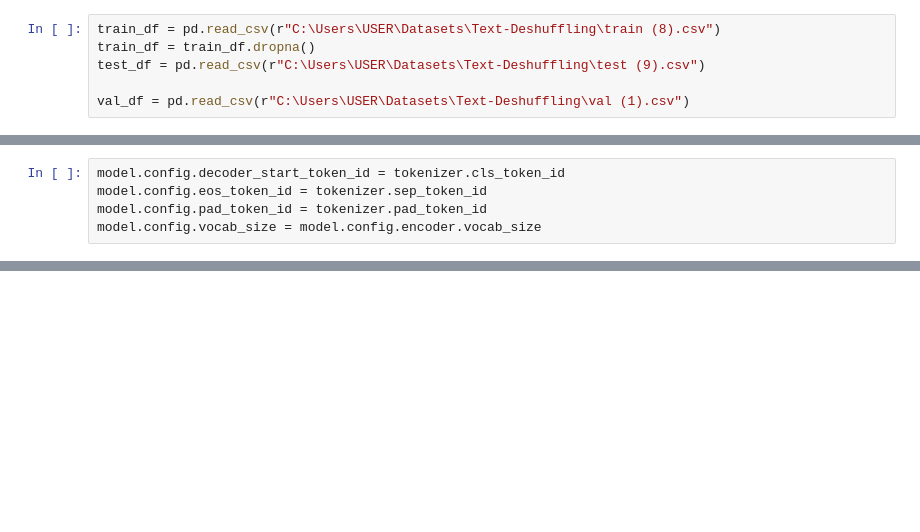
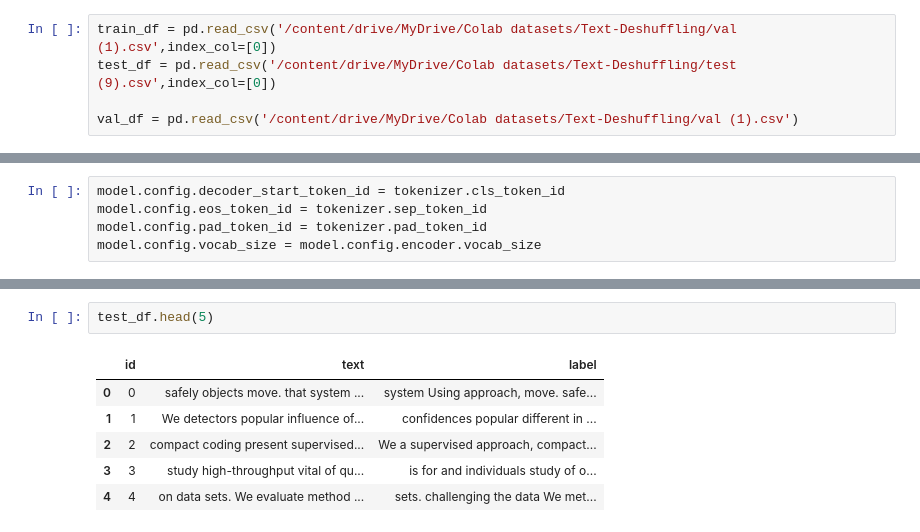
Before and after one commit to damilojohn/Text-Descrambling, a Jupyter notebook: Text_de_shuffling.ipynb, the cells around one changed output, grey strips where cells are left out. Cells and saved outputs as stored; diff of their text form; blank space fills up the shorter version.

```diff
--- a/Text_de_shuffling.ipynb
+++ b/Text_de_shuffling.ipynb
@@ -12,8 +38,7 @@ from datasets import load_dataset
 # %%
-train_df = pd.read_csv(r"C:\Users\USER\Datasets\Text-Deshuffling\train (8).csv")
-train_df = train_df.dropna()
-test_df = pd.read_csv(r"C:\Users\USER\Datasets\Text-Deshuffling\test (9).csv")
+train_df = pd.read_csv('/content/drive/MyDrive/Colab datasets/Text-Deshuffling/val (1).csv',index_col=[0])
+test_df = pd.read_csv('/content/drive/MyDrive/Colab datasets/Text-Deshuffling/test (9).csv',index_col=[0])
 
-val_df = pd.read_csv(r"C:\Users\USER\Datasets\Text-Deshuffling\val (1).csv")
+val_df = pd.read_csv('/content/drive/MyDrive/Colab datasets/Text-Deshuffling/val (1).csv')
 # %%
 #using huggingface's dataset function to load multiple datasets at once
@@ -199,0 +209,9 @@ result = dataset['test'].map(predictions,batch_size = batch,batched=True)
+# %%
+test_df.head(5)
+# %% [output]
+|  | id | text | label |
+| 0 | 0 | safely objects move. that system ... | system Using approach, move. safe... |
+| 1 | 1 | We detectors popular influence of... | confidences popular different in ... |
+| 2 | 2 | compact coding present supervised... | We a supervised approach, compact... |
+| 3 | 3 | study high-throughput vital of qu... | is for and individuals study of o... |
+| 4 | 4 | on data sets. We evaluate method ... | sets. challenging the data We met... |
```
Also changed, not shown: parts of 21 cells of this notebook.
